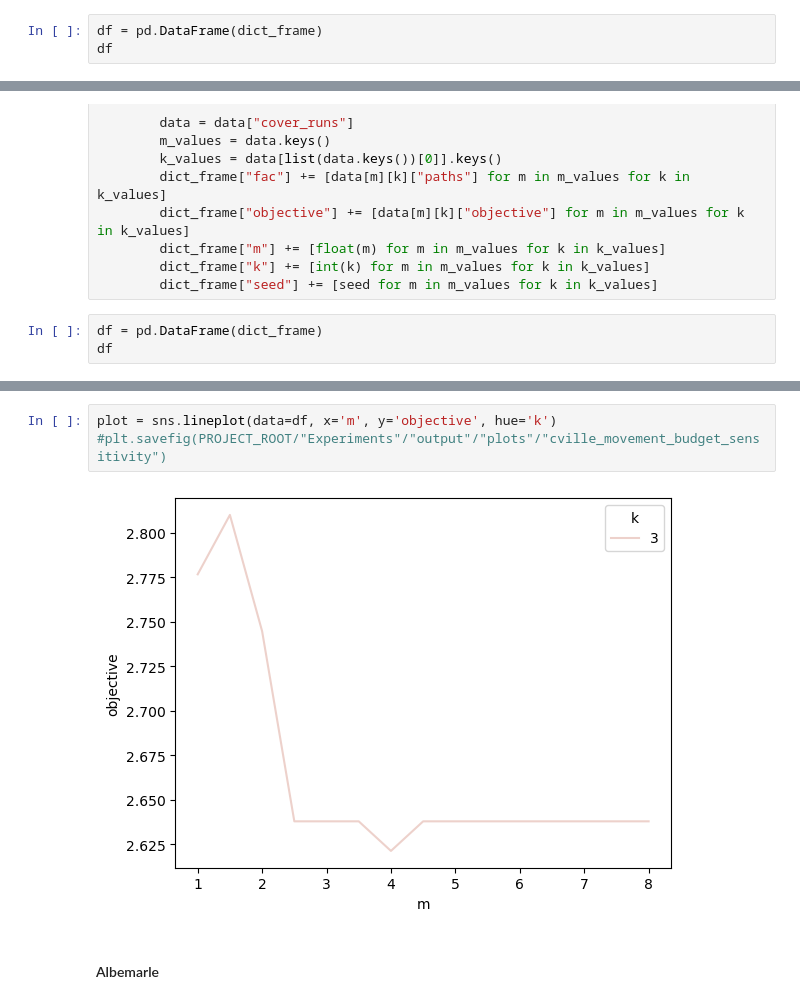
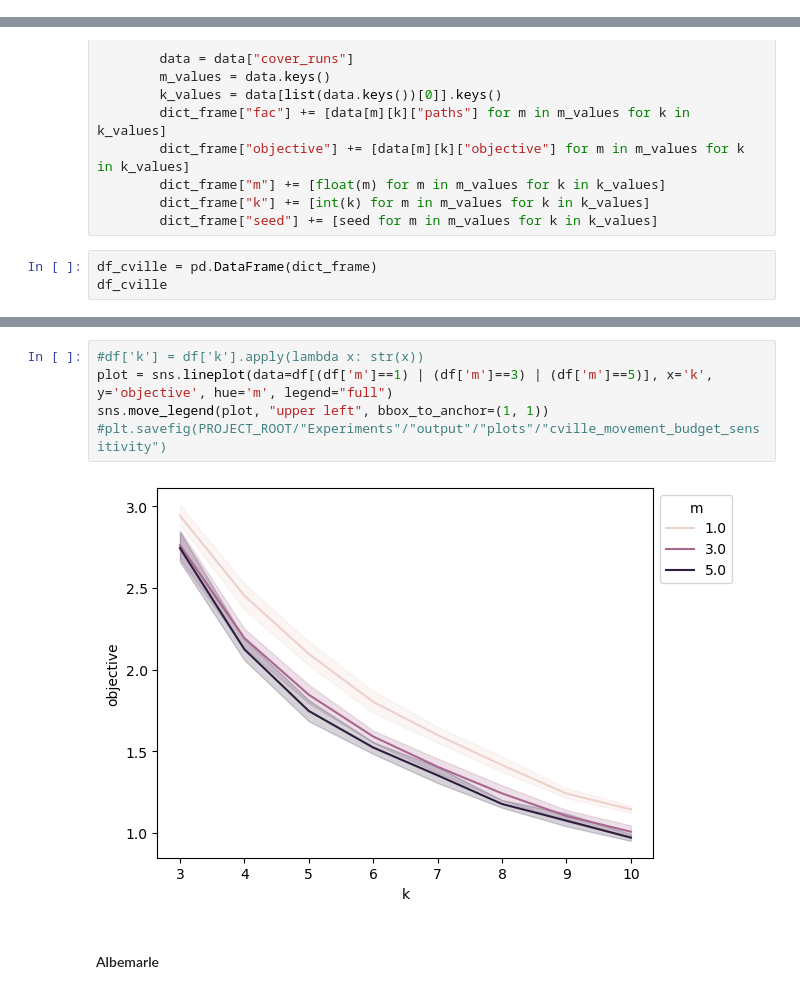
Before and after one commit to Ann924/FullyMobileFacilities, a Jupyter notebook: Notebooks/experiment.ipynb, the cells around one changed output, grey strips where cells are left out. Drawn from its saved outputs; the diff is of its cells as text.

```diff
--- a/Notebooks/experiment.ipynb
+++ b/Notebooks/experiment.ipynb
@@ -685,3 +699,0 @@ with open(PROJECT_ROOT/"Experiments"/"output"/"cville_movement_budget_long_final
-# %%
-df = pd.DataFrame(dict_frame)
-df
@@ -789,7 +723,7 @@ for file in runs:
         dict_frame["k"] += [int(k) for m in m_values for k in k_values]
         dict_frame["seed"] += [seed for m in m_values for k in k_values]
 # %%
-df = pd.DataFrame(dict_frame)
-df
+df_cville = pd.DataFrame(dict_frame)
+df_cville
 # %% [output]
 |  | fac | objective | m | k | seed |
@@ -811,7 +752,9 @@ df
 # %%
-plot = sns.lineplot(data=df, x='m', y='objective', hue='k')
+#df['k'] = df['k'].apply(lambda x: str(x))
+plot = sns.lineplot(data=df[(df['m']==1) | (df['m']==3) | (df['m']==5)], x='k', y='objective', hue='m', legend="full")
+sns.move_legend(plot, "upper left", bbox_to_anchor=(1, 1))
 #plt.savefig(PROJECT_ROOT/"Experiments"/"output"/"plots"/"cville_movement_budget_sensitivity")
 # %% [output]
-[figure, old version]
+[figure, new version]
 # %% [markdown]
 #### Albemarle
```
Also changed, not shown: parts of 32 cells of this notebook, 39 other files.
